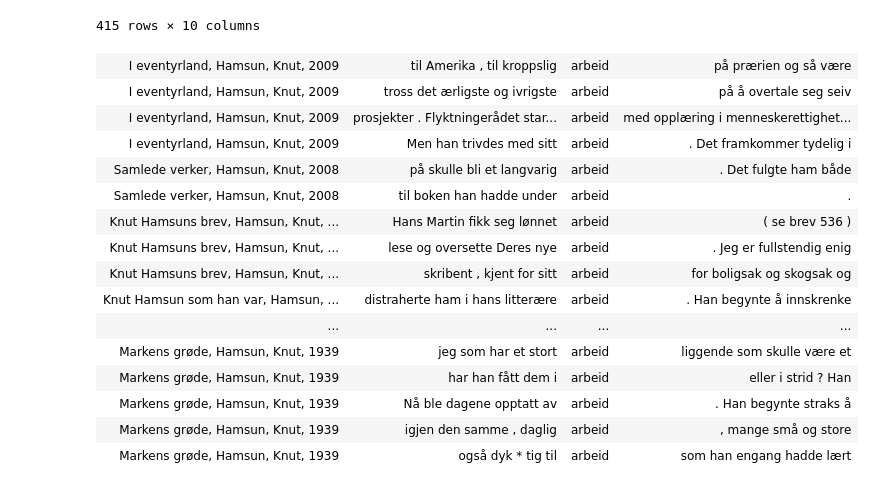
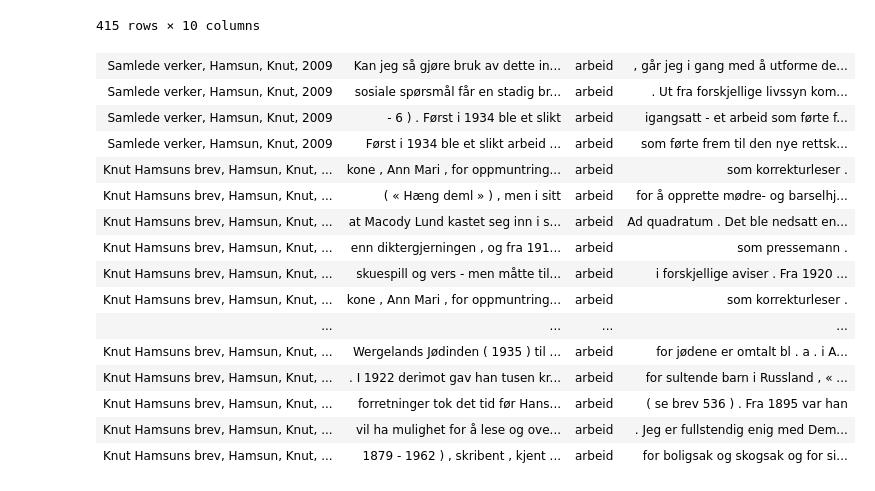
Before and after one commit to Yoonsen/Metadata, a Jupyter notebook: Build Corpus.ipynb, the cells around one changed output. Cells and saved outputs as stored; diff of their text form; code cells hidden in the pictures.

```diff
--- a/Build Corpus.ipynb
+++ b/Build Corpus.ipynb
@@ -84,21 +84,21 @@ nyttkorpus
 | 414 | 2012012406045 | Hamsun, Knut | 1944 | Samlede romaner | NaN | Gyldendal;Oslo : Gyldendal, 1944 | unknown | 227d5275eb8e3f714c98fd3f64cdb048 | und | NaN |
 415 rows × 10 columns
 # %%
-nb.konk('arbeid', list(nyttkorpus['urn']))
+nb.konk('arbeid', list(nyttkorpus['urn']), before=10, after=10)
 # %% [output]
-| I eventyrland, Hamsun, Knut, 2009 | til Amerika , til kroppslig | arbeid | på prærien og så være |
-| I eventyrland, Hamsun, Knut, 2009 | tross det ærligste og ivrigste | arbeid | på å overtale seg seiv |
-| I eventyrland, Hamsun, Knut, 2009 | prosjekter . Flyktningerådet star... | arbeid | med opplæring i menneskerettighet... |
-| I eventyrland, Hamsun, Knut, 2009 | Men han trivdes med sitt | arbeid | . Det framkommer tydelig i |
-| Samlede verker, Hamsun, Knut, 2008 | på skulle bli et langvarig | arbeid | . Det fulgte ham både |
-| Samlede verker, Hamsun, Knut, 2008 | til boken han hadde under | arbeid | . |
-| Knut Hamsuns brev, Hamsun, Knut, ... | Hans Martin fikk seg lønnet | arbeid | ( se brev 536 ) |
-| Knut Hamsuns brev, Hamsun, Knut, ... | lese og oversette Deres nye | arbeid | . Jeg er fullstendig enig |
-| Knut Hamsuns brev, Hamsun, Knut, ... | skribent , kjent for sitt | arbeid | for boligsak og skogsak og |
-| Knut Hamsun som han var, Hamsun, ... | distraherte ham i hans litterære | arbeid | . Han begynte å innskrenke |
+| Samlede verker, Hamsun, Knut, 2009 | Kan jeg så gjøre bruk av dette in... | arbeid | , går jeg i gang med å utforme de... |
+| Samlede verker, Hamsun, Knut, 2009 | sosiale spørsmål får en stadig br... | arbeid | . Ut fra forskjellige livssyn kom... |
+| Samlede verker, Hamsun, Knut, 2009 | - 6 ) . Først i 1934 ble et slikt | arbeid | igangsatt - et arbeid som førte f... |
+| Samlede verker, Hamsun, Knut, 2009 | Først i 1934 ble et slikt arbeid ... | arbeid | som førte frem til den nye rettsk... |
+| Knut Hamsuns brev, Hamsun, Knut, ... | kone , Ann Mari , for oppmuntring... | arbeid | som korrekturleser . |
+| Knut Hamsuns brev, Hamsun, Knut, ... | ( « Hæng deml » ) , men i sitt | arbeid | for å opprette mødre- og barselhj... |
+| Knut Hamsuns brev, Hamsun, Knut, ... | at Macody Lund kastet seg inn i s... | arbeid | Ad quadratum . Det ble nedsatt en... |
+| Knut Hamsuns brev, Hamsun, Knut, ... | enn diktergjerningen , og fra 191... | arbeid | som pressemann . |
+| Knut Hamsuns brev, Hamsun, Knut, ... | skuespill og vers - men måtte til... | arbeid | i forskjellige aviser . Fra 1920 ... |
+| Knut Hamsuns brev, Hamsun, Knut, ... | kone , Ann Mari , for oppmuntring... | arbeid | som korrekturleser . |
 | ... | ... | ... | ... |
-| Markens grøde, Hamsun, Knut, 1939 | jeg som har et stort | arbeid | liggende som skulle være et |
-| Markens grøde, Hamsun, Knut, 1939 | har han fått dem i | arbeid | eller i strid ? Han |
-| Markens grøde, Hamsun, Knut, 1939 | Nå ble dagene opptatt av | arbeid | . Han begynte straks å |
-| Markens grøde, Hamsun, Knut, 1939 | igjen den samme , daglig | arbeid | , mange små og store |
-| Markens grøde, Hamsun, Knut, 1939 | også dyk * tig til | arbeid | som han engang hadde lært |
+| Knut Hamsuns brev, Hamsun, Knut, ... | Wergelands Jødinden ( 1935 ) til ... | arbeid | for jødene er omtalt bl . a . i A... |
+| Knut Hamsuns brev, Hamsun, Knut, ... | . I 1922 derimot gav han tusen kr... | arbeid | for sultende barn i Russland , « ... |
+| Knut Hamsuns brev, Hamsun, Knut, ... | forretninger tok det tid før Hans... | arbeid | ( se brev 536 ) . Fra 1895 var han |
+| Knut Hamsuns brev, Hamsun, Knut, ... | vil ha mulighet for å lese og ove... | arbeid | . Jeg er fullstendig enig med Dem... |
+| Knut Hamsuns brev, Hamsun, Knut, ... | 1879 - 1962 ) , skribent , kjent ... | arbeid | for boligsak og skogsak og for si... |
```
Also changed, not shown: parts of 5 cells of this notebook.
